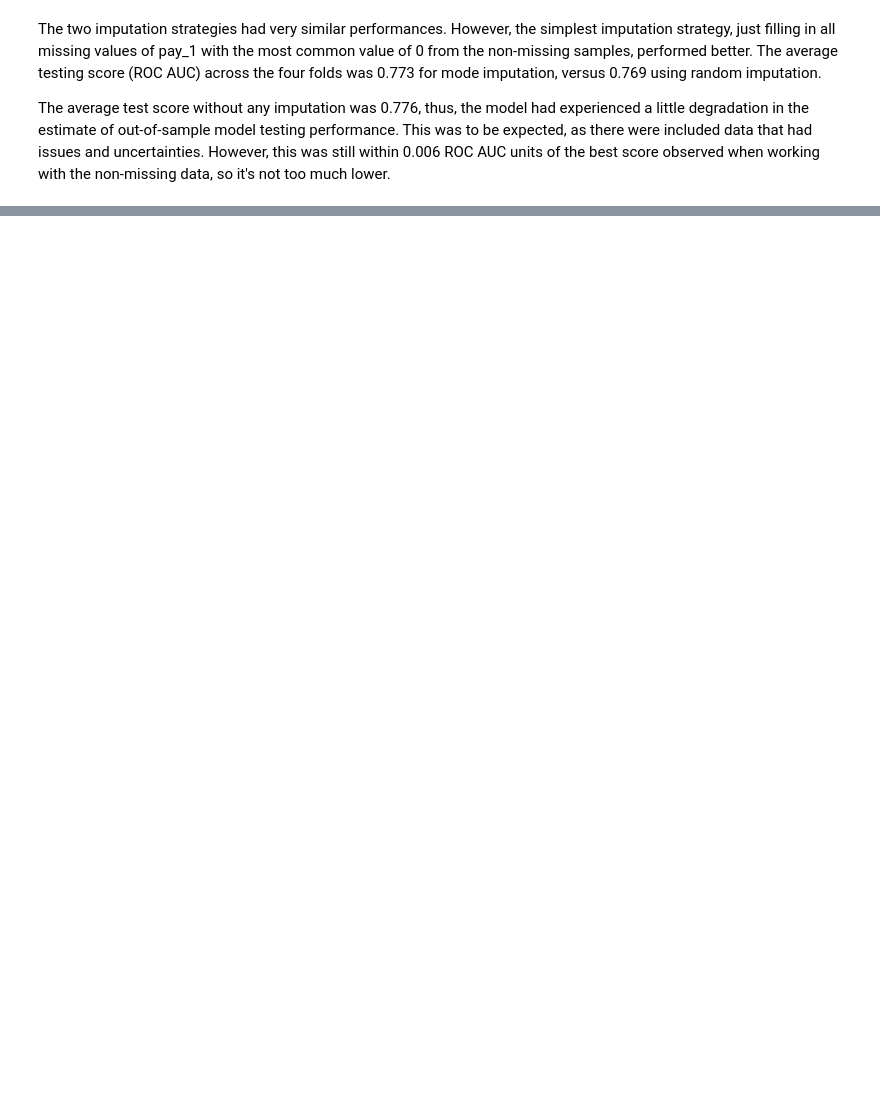
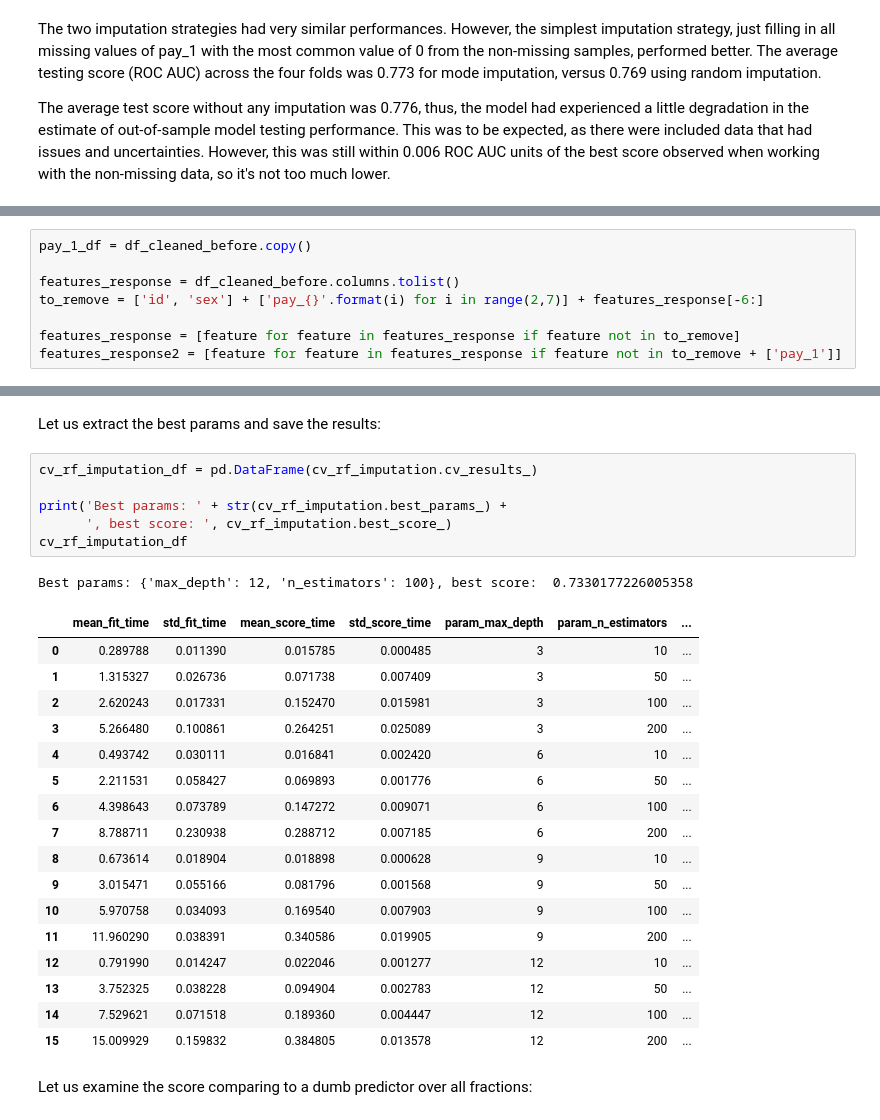
Before and after one commit to jeantardelli/data-science, a Jupyter notebook: inputation-of-missing-data-and-financial-analysis.ipynb, the cells around one changed output, grey strips where cells are left out. Drawn from its saved outputs; the diff is of its cells as text; blank space fills up the shorter version.

```diff
--- a/inputation-of-missing-data-and-financial-analysis.ipynb
+++ b/inputation-of-missing-data-and-financial-analysis.ipynb
@@ -294,0 +313,8 @@ The average test score without any imputation was 0.776, thus, the model had exp
+# %%
+pay_1_df = df_cleaned_before.copy()
+
+features_response = df_cleaned_before.columns.tolist()
+to_remove = ['id', 'sex'] + ['pay_{}'.format(i) for i in range(2,7)] + features_response[-6:]
+
+features_response = [feature for feature in features_response if feature not in to_remove]
+features_response2 = [feature for feature in features_response if feature not in to_remove + ['pay_1']]
@@ -294,0 +347,29 @@ The average test score without any imputation was 0.776, thus, the model had exp
+# %% [markdown]
+Let us extract the best params and save the results:
+# %%
+cv_rf_imputation_df = pd.DataFrame(cv_rf_imputation.cv_results_)
+
+print('Best params: ' + str(cv_rf_imputation.best_params_) +
+      ', best score: ', cv_rf_imputation.best_score_)
+cv_rf_imputation_df
+# %% [output]
+Best params: {'max_depth': 12, 'n_estimators': 100}, best score:  0.7330177226005358
+|  | mean_fit_time | std_fit_time | mean_score_time | std_score_time | param_max_depth | param_n_estimators | ... |
+| 0 | 0.289788 | 0.011390 | 0.015785 | 0.000485 | 3 | 10 | ... |
+| 1 | 1.315327 | 0.026736 | 0.071738 | 0.007409 | 3 | 50 | ... |
+| 2 | 2.620243 | 0.017331 | 0.152470 | 0.015981 | 3 | 100 | ... |
+| 3 | 5.266480 | 0.100861 | 0.264251 | 0.025089 | 3 | 200 | ... |
+| 4 | 0.493742 | 0.030111 | 0.016841 | 0.002420 | 6 | 10 | ... |
+| 5 | 2.211531 | 0.058427 | 0.069893 | 0.001776 | 6 | 50 | ... |
+| 6 | 4.398643 | 0.073789 | 0.147272 | 0.009071 | 6 | 100 | ... |
+| 7 | 8.788711 | 0.230938 | 0.288712 | 0.007185 | 6 | 200 | ... |
+| 8 | 0.673614 | 0.018904 | 0.018898 | 0.000628 | 9 | 10 | ... |
+| 9 | 3.015471 | 0.055166 | 0.081796 | 0.001568 | 9 | 50 | ... |
+| 10 | 5.970758 | 0.034093 | 0.169540 | 0.007903 | 9 | 100 | ... |
+| 11 | 11.960290 | 0.038391 | 0.340586 | 0.019905 | 9 | 200 | ... |
+| 12 | 0.791990 | 0.014247 | 0.022046 | 0.001277 | 12 | 10 | ... |
+| 13 | 3.752325 | 0.038228 | 0.094904 | 0.002783 | 12 | 50 | ... |
+| 14 | 7.529621 | 0.071518 | 0.189360 | 0.004447 | 12 | 100 | ... |
+| 15 | 15.009929 | 0.159832 | 0.384805 | 0.013578 | 12 | 200 | ... |
+# %% [markdown]
+Let us examine the score comparing to a dumb predictor over all fractions:
```
Also changed, not shown: parts of 31 cells of this notebook.
